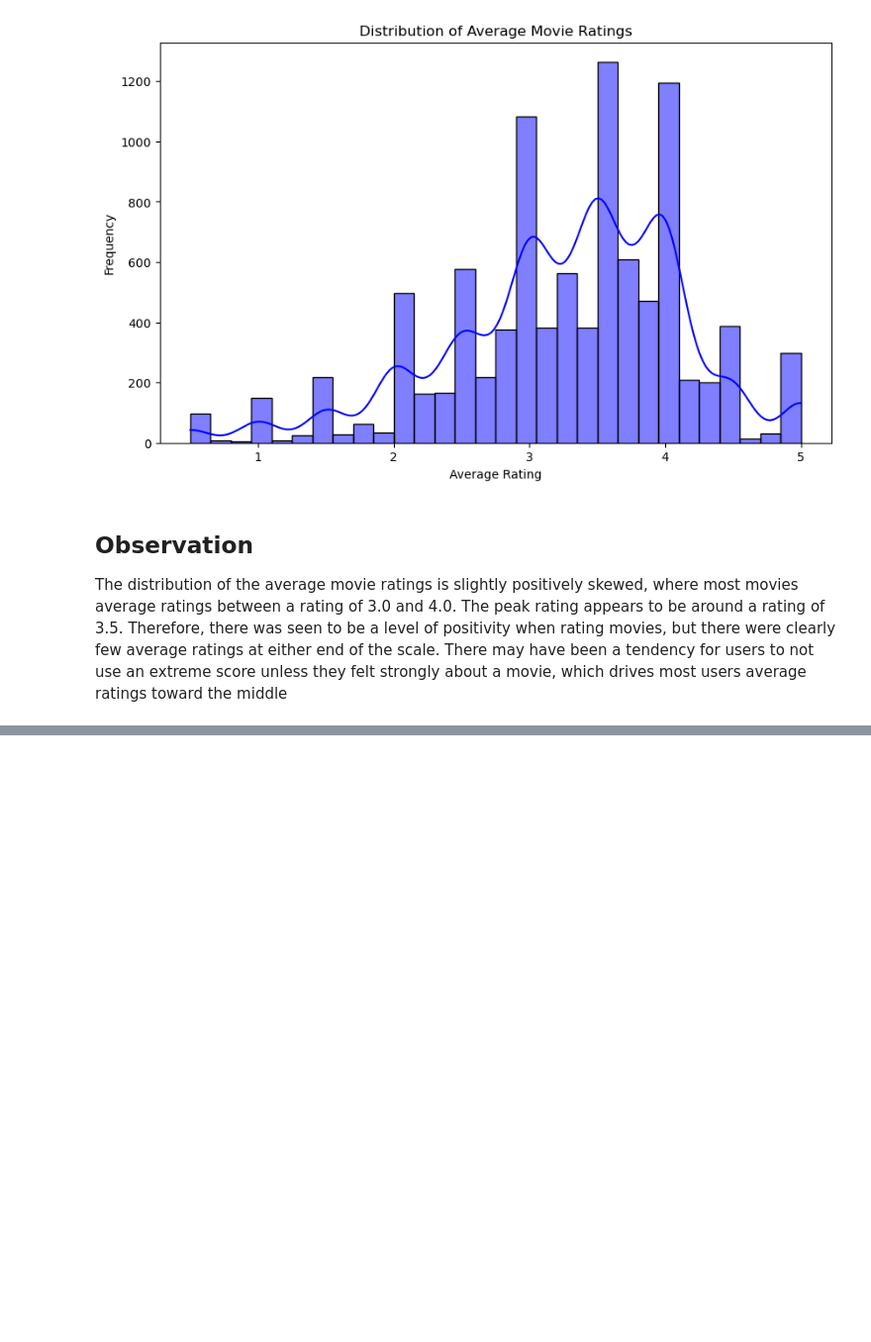
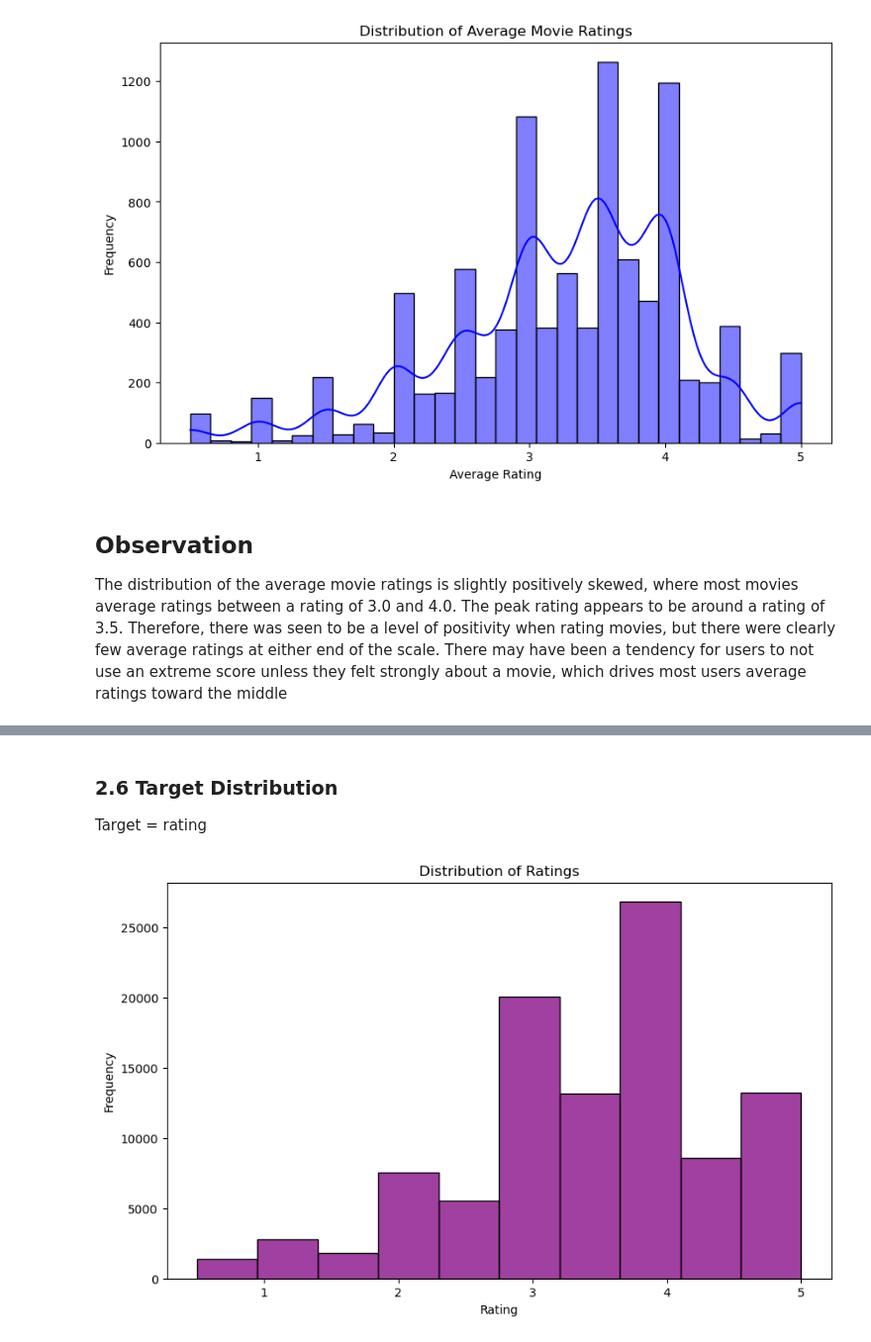
Before and after one commit to rachael-coder/MovieLens-Recommendation-Systems, a Jupyter notebook: movierecommendation.ipynb, the cells around one changed output, grey strips where cells are left out. Shown: that part at 99% size. Saved outputs shown, nothing was run; the diff lists cells and outputs as text; code cells hidden in the pictures; blank space fills up the shorter version.

```diff
--- a/movierecommendation.ipynb
+++ b/movierecommendation.ipynb
@@ -355,0 +378,13 @@ The distribution of the average movie ratings is slightly positively skewed, whe
+# %% [markdown]
+### 2.6 Target Distribution
+Target = rating
+# %%
+# histogram of ratings(target variable)
+plt.figure(figsize=(10, 6))
+sns.histplot(merged_df['rating'], bins=10, kde=False, color='purple')
+plt.title('Distribution of Ratings')
+plt.xlabel('Rating')
+plt.ylabel('Frequency')
+plt.show()
+# %% [output]
+[figure, added]
```
Also changed, not shown: parts of 52 cells of this notebook, 1 other file.
